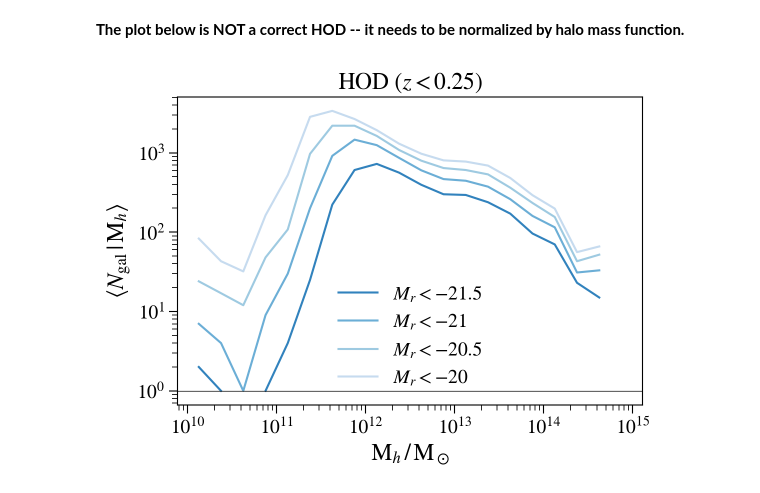
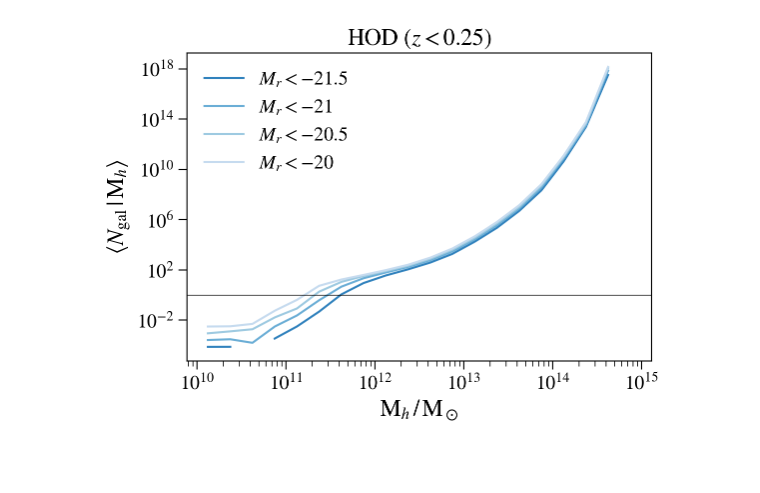
Before and after one commit to LSSTDESC/DC2-production, a Jupyter notebook: Notebooks/protoDC2 HOD.ipynb, the cells around one changed output. Saved outputs shown, nothing was run; the diff lists cells and outputs as text; code cells hidden in the pictures; blank space fills up the shorter version.

Commit message:
plot correct HOD using CCL HMF

```diff
--- a/Notebooks/protoDC2 HOD.ipynb
+++ b/Notebooks/protoDC2 HOD.ipynb
@@ -11,21 +17,32 @@ data = gc.get_quantities(['halo_mass', 'Mag_true_r_lsst_z0'], filters=['redshift
-# %% [markdown]
-**The plot below is NOT a correct HOD -- it needs to be normalized by halo mass function.**
+# %%
+cosmo = ccl.Cosmology(
+    Omega_c=gc.cosmology.Om0-gc.cosmology.Ob0,
+    Omega_b=gc.cosmology.Ob0,
+    h=gc.cosmology.h,
+    sigma8=0.82,
+    n_s=0.96,
+    transfer_function='bbks'
+)
+# %%
+# approximate hmf using mean redshift
+hmf = ccl.massfunc(cosmo, mass_center, data['redshift'].mean())
+# %%
+d = gc.cosmology.comoving_distance(zmax).to('Mpc').value
+# %%
+volume = (gc.sky_area * np.deg2rad(1)**2 / (4*np.pi)) * d**3 / 3
 # %%
-mass_bins = np.logspace(10, 15, 21)
-mass_center = np.sqrt(mass_bins[1:] * mass_bins[:-1])
-
 for Mr_thres, color in zip((-21.5, -21, -20.5, -20), plt.cm.tab20c.colors):
     plt.loglog(
         mass_center,
-        np.histogram(data['halo_mass'][data['Mag_true_r_lsst_z0'] < Mr_thres], mass_bins)[0],
+        np.histogram(data['halo_mass'][data['Mag_true_r_lsst_z0'] < Mr_thres], mass_bins)[0] / volume / hmf,
         label=r'$M_r < {}$'.format(Mr_thres),
         c=color,
     );
 
 plt.xlabel(r'${\rm M}_h \,/\, {\rm M}_\odot$');
 plt.ylabel(r'$\langle N_{\rm gal} \,|\, {\rm M}_h \rangle$');
 plt.title(r'HOD $(z < 0.25)$');
 plt.axhline(1, lw=0.5, c='k');
 plt.legend();
 # %% [output]
-[figure, old version]
+[figure, new version]
```
Also changed, not shown: parts of 3 cells of this notebook.
